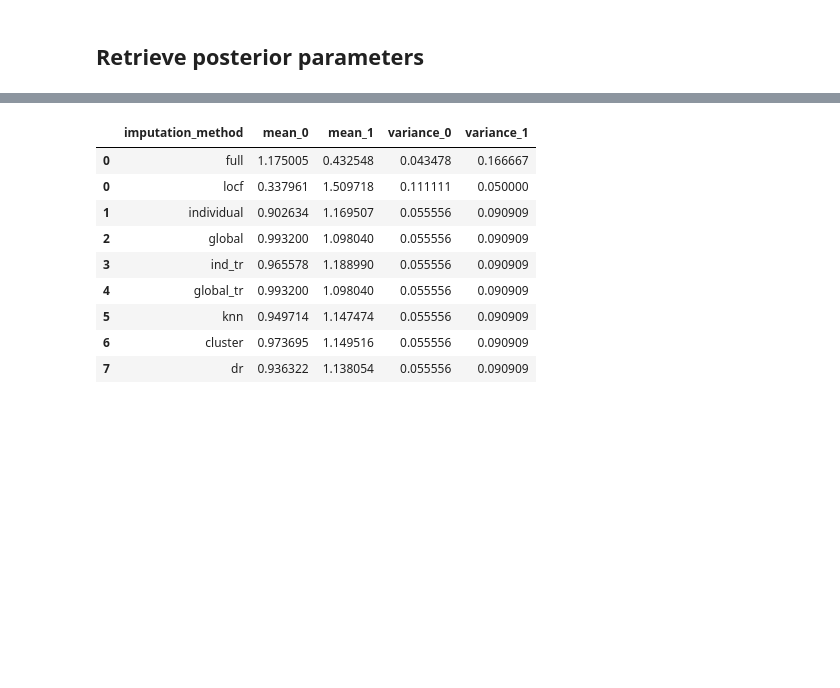
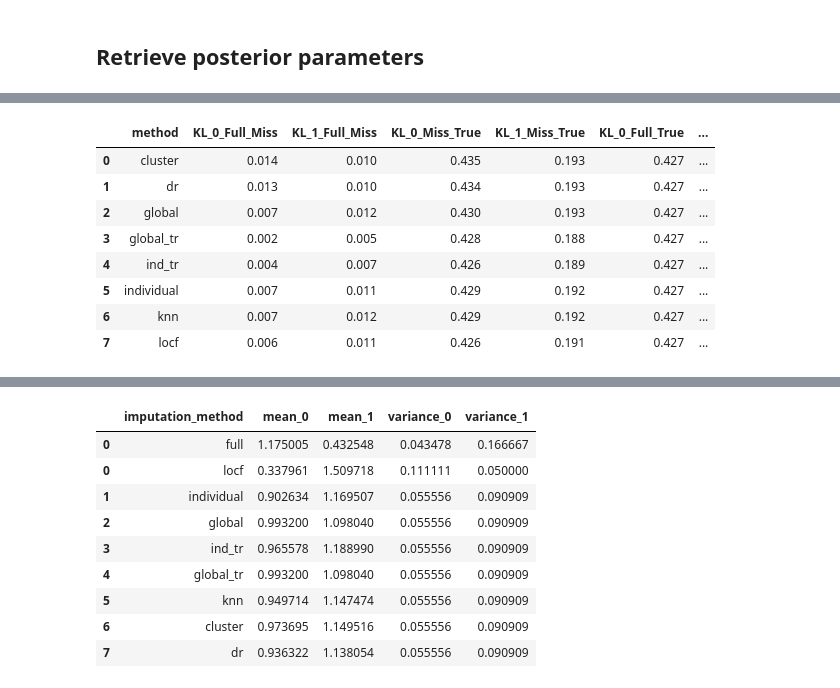
Before and after one commit to junonsch/adaptive_nof1_missingness, a Jupyter notebook: notebooks/missing_results.ipynb, the cells around one changed output, grey strips where cells are left out. Saved outputs shown, nothing was run; the diff lists cells and outputs as text; code cells hidden in the pictures; blank space fills up the shorter version.

```diff
--- a/notebooks/missing_results.ipynb
+++ b/notebooks/missing_results.ipynb
@@ -66,0 +636,12 @@ for imputation in imputation_method_names:
+# %%
+kll10.round(3)
+# %% [output]
+|  | method | KL_0_Full_Miss | KL_1_Full_Miss | KL_0_Miss_True | KL_1_Miss_True | KL_0_Full_True | ... |
+| 0 | cluster | 0.014 | 0.010 | 0.435 | 0.193 | 0.427 | ... |
+| 1 | dr | 0.013 | 0.010 | 0.434 | 0.193 | 0.427 | ... |
+| 2 | global | 0.007 | 0.012 | 0.430 | 0.193 | 0.427 | ... |
+| 3 | global_tr | 0.002 | 0.005 | 0.428 | 0.188 | 0.427 | ... |
+| 4 | ind_tr | 0.004 | 0.007 | 0.426 | 0.189 | 0.427 | ... |
+| 5 | individual | 0.007 | 0.011 | 0.429 | 0.192 | 0.427 | ... |
+| 6 | knn | 0.007 | 0.012 | 0.429 | 0.192 | 0.427 | ... |
+| 7 | locf | 0.006 | 0.011 | 0.426 | 0.191 | 0.427 | ... |
```
Also changed, not shown: parts of 174 cells of this notebook, 2 other files.
